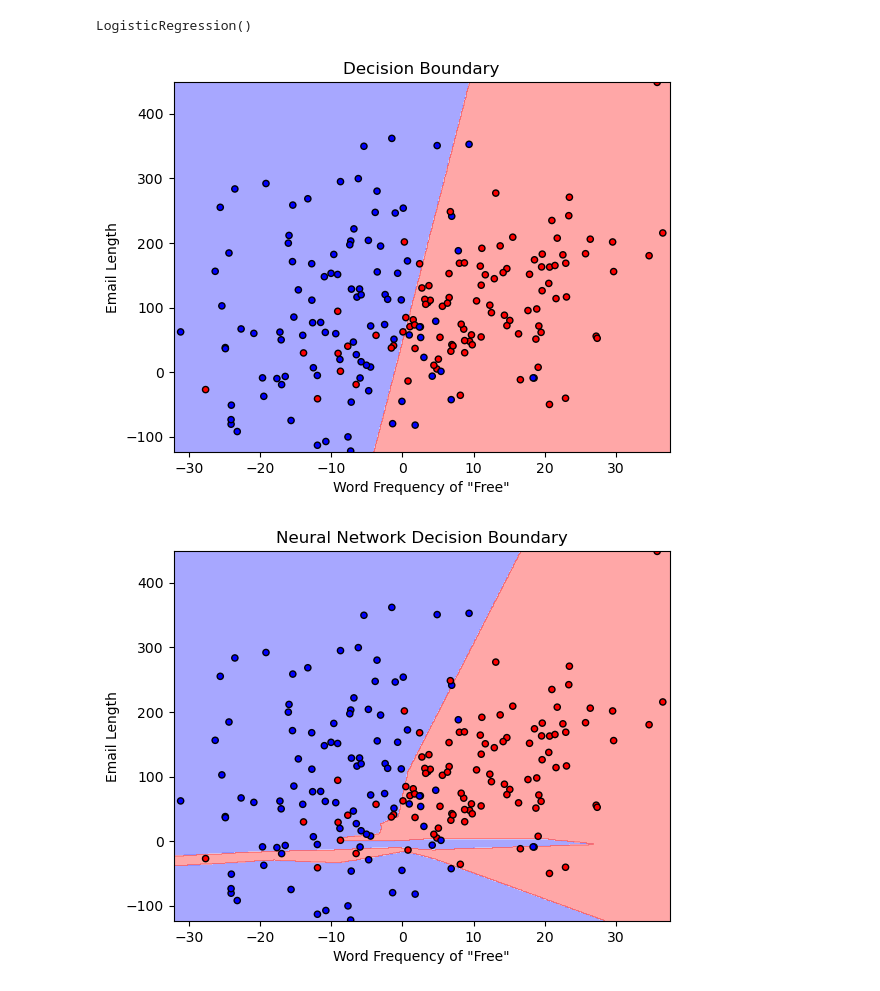
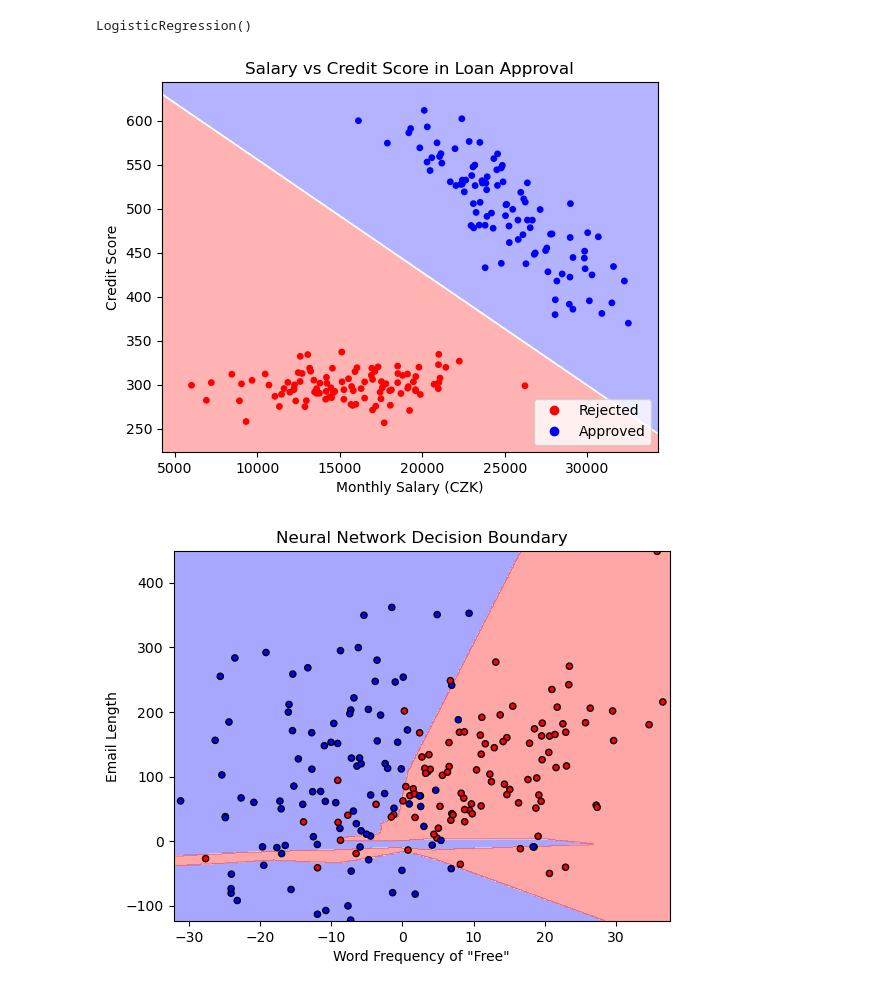
Before and after one commit to nickobard/ai-summer-school, a Jupyter notebook: data_poisoning.ipynb, the cells around one changed output. Cells and saved outputs as stored; diff of their text form; code cells hidden in the pictures.

Commit message:
Finish decision border

```diff
--- a/data_poisoning.ipynb
+++ b/data_poisoning.ipynb
@@ -49,11 +60,15 @@ df_data.head()
 | 3 | 28957.762157 | 422.280940 | 1 |
 | 4 | 22401.138392 | 602.256374 | 1 |
 # %%
+def plot_data(x, y, labels, ax):
+    scatter = ax.scatter(x, y, c=labels, cmap='bwr_r',
+                         s=15)
+    ax.set_xlabel('Monthly Salary (CZK)')
+    ax.set_ylabel('Credit Score')
+    ax.set_title('Salary vs Credit Score in Loan Approval')
+    legend_elements, _ = scatter.legend_elements()
+    ax.legend(handles=legend_elements, labels=['Rejected', 'Approved'], loc='lower right')
+
 fig, ax = plt.subplots()
-scatter = ax.scatter(df_data['Monthly Salary (CZK)'], df_data['Credit Score'], c=df_data['Loan Approved'], cmap='bwr')
-ax.set_xlabel('Monthly Salary (CZK)')
-ax.set_ylabel('Credit Score')
-ax.set_title('Salary vs Credit Score in Loan Approval')
-legend_elements, _ = scatter.legend_elements()
-ax.legend(handles=legend_elements, labels=['Rejected', 'Approved'], loc='lower right')
+plot_data(df_data['Monthly Salary (CZK)'], df_data['Credit Score'],df_data['Loan Approved'], ax)
 # %% [output]
@@ -129,0 +76,3 @@ array([[-7.89577965e+00, -8.69792626e+00],
+# %%
+X_train = df_data.drop(['Loan Approved'], axis=1)
+y_train = df_data['Loan Approved']
@@ -139,26 +106,29 @@ from sklearn.linear_model import LogisticRegression
 
 # Train the logistic regression model
 model = LogisticRegression()
-model.fit(X, y)
+model.fit(X_train.to_numpy(), y_train.to_numpy())
 # %% [output]
 LogisticRegression()
 # %%
 def plot_decision_boundary(X, y, model):
-    x_min, x_max = X[:, 0].min() - 1, X[:, 0].max() + 1
-    y_min, y_max = X[:, 1].min() - 1, X[:, 1].max() + 1
-    xx, yy = np.meshgrid(np.arange(x_min, x_max, 0.1), np.arange(y_min, y_max, 1))
+    fig, ax = plt.subplots()
+
+    margin_factor = 0.3
+    x_min, x_max = X[:, 0].min() - margin_factor * X[:, 0].std(), X[:, 0].max() + margin_factor * X[:, 0].std()
+    y_min, y_max = X[:, 1].min() - margin_factor * X[:, 1].std(), X[:, 1].max() + margin_factor * X[:, 1].std()
+    xx, yy = np.meshgrid(np.arange(x_min, x_max, 10), np.arange(y_min, y_max, 1))
     Z = model.predict(np.c_[xx.ravel(), yy.ravel()])
     Z = Z.reshape(xx.shape)
-    plt.contourf(xx, yy, Z, alpha=0.4, cmap='bwr')
-    plt.scatter(X[:, 0], X[:, 1], c=y, s=20, edgecolor='k', cmap='bwr')
-    plt.xlabel('Word Frequency of "Free"')
-    plt.ylabel('Email Length')
-    plt.title('Decision Boundary')
-    plt.show()
+    ax.pcolormesh(
+        xx, yy, Z, cmap="red_blue_classes", norm=colors.Normalize(0.0, 1.0), zorder=0
+    )
+    ax.contour(xx, yy, Z, [0.5], linewidths=1.0, colors="white")
+    plot_data(X[:, 0], X[:, 1], y, ax)
 
-plot_decision_boundary(X, y, model)
+
+plot_decision_boundary(X_train.to_numpy(), y_train.to_numpy(), model)
 # %% [output]
-[figure, old version]
+[figure, new version]
 # %%
 import torch.nn.functional as F
 
```
Also changed, not shown: parts of 14 cells of this notebook.
